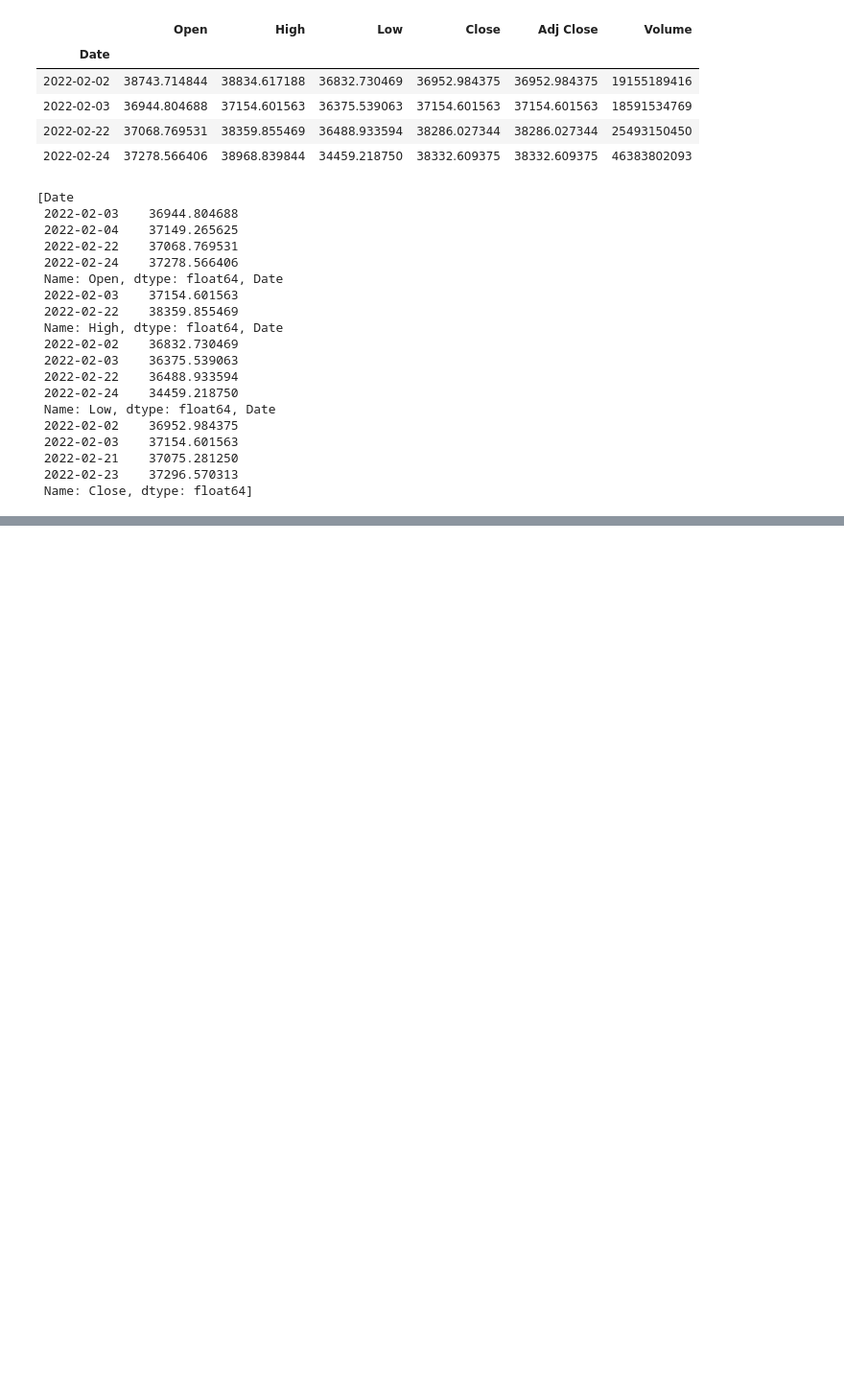
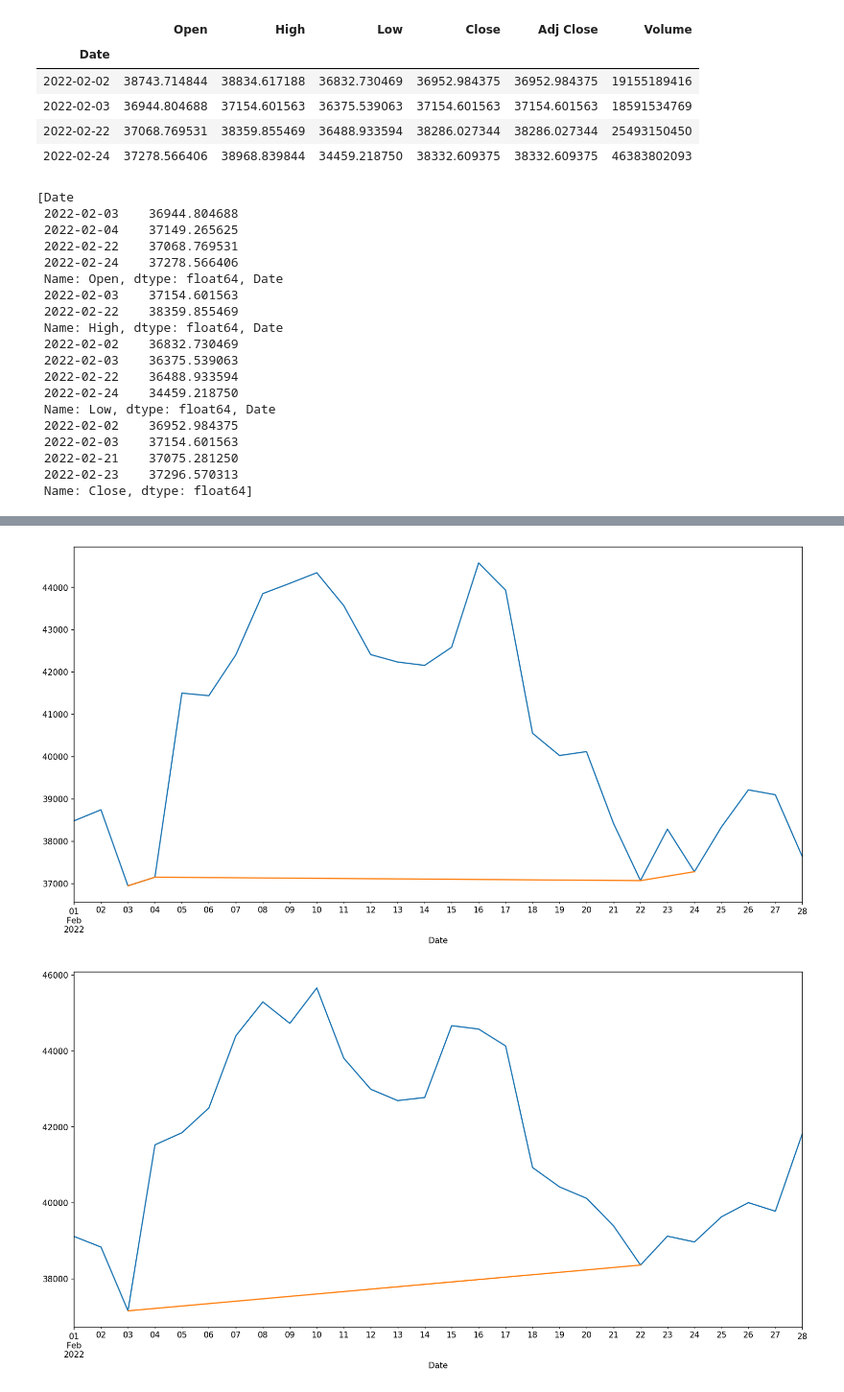
Before and after one commit to yosou20/multivariate_time-series_anomaly_detection, a Jupyter notebook: note1.ipynb, the cells around one changed output, grey strips where cells are left out. Shown at 96% size. Cells and saved outputs as stored; diff of their text form; code cells hidden in the pictures; blank space fills up the shorter version.

```diff
--- a/note1.ipynb
+++ b/note1.ipynb
@@ -180,0 +162,26 @@ Name: Low, dtype: float64
+# %%
+# Plot  anomalies
+outlier_df =outlier_list[1]
+series = df['High']
+#plot_anomaly_data22(series, outlier_min)
+
+fig = go.Figure()
+    # Add outlier_df trace
+fig.add_trace(go.Scattergl(x = outlier_df.index, y = outlier_df,
+                    mode='markers',
+                    name='Outliers Points'))
+
+    #Add df trace
+fig.add_trace(go.Scattergl(x = series.index, y = series, mode = 'lines',
+                    name='Actual Data'))
+
+fig.update_layout(
+    title="Actual data points vs Anomaly data points",
+    xaxis_title="Water Flow",
+    yaxis_title="Time Periods",
+    font=dict(
+        family="Courier New, monospace",
+        size=12,
+        color="RebeccaPurple"))
+
+fig.show()
@@ -180,0 +241,22 @@ Name: Low, dtype: float64
+# %%
+# Alternative way
+df2 =df.iloc[:,0:4]
+outlier_list2 = []
+for col in df2.columns:
+    pp2= residual_outlier_detection(df2[col],20, 1.5)
+    pp2=df2[col][pp2]
+    outlier_list2.append(pp2)
+outlier_list2
+
+for i, (xx, yy) in enumerate(zip(df2.columns, outlier_list2)):
+
+      # Plot  anomalies
+      outlier_df =outlier_list[i]
+      series = df2[xx]
+      plt.figure(figsize=(16, 8), dpi=150)
+      series.plot()
+
+      outlier_df.plot()
+# %% [output]
+[figure, added]
+[figure, added]
```
Also changed, not shown: parts of 12 cells of this notebook, 2 other files.
